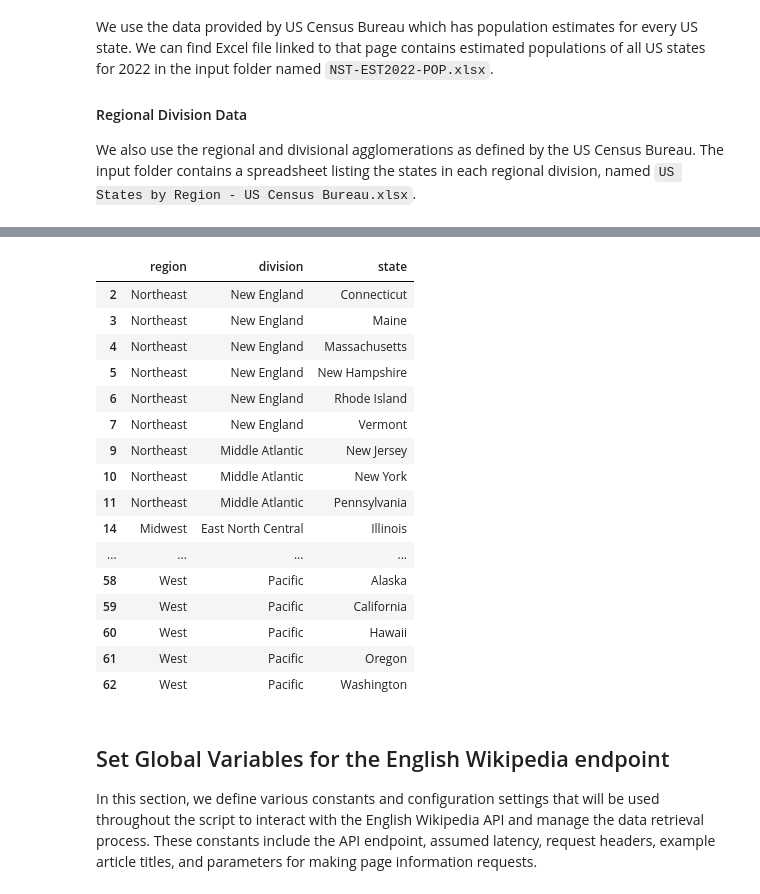
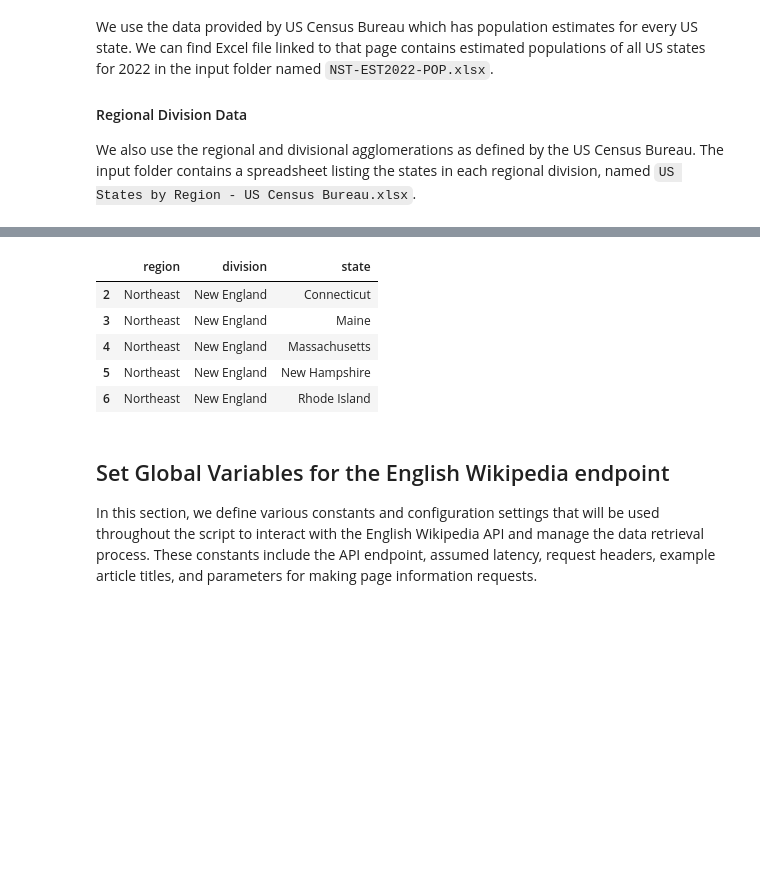
Before and after one commit to adithyaav27/data-512-homework_2, a Jupyter notebook: DataAnalysisCode.ipynb, the cells around one changed output, grey strips where cells are left out. Saved outputs shown, nothing was run; the diff lists cells and outputs as text; code cells hidden in the pictures; blank space fills up the shorter version.

```diff
--- a/DataAnalysisCode.ipynb
+++ b/DataAnalysisCode.ipynb
@@ -126,36 +110,25 @@ us_pop
 # %%
 # Load the regional divison data from the Excel file
 us_regions = pd.read_excel(os.path.join(cwd, 'input/US States by Region - US Census Bureau.xlsx'))
 
 # Forward-fill missing region and division values
 us_regions['REGION'].fillna(method='ffill', inplace=True)
 us_regions['DIVISION'].fillna(method='ffill', inplace=True)
 
 # Filter out rows where STATE is not null (i.e., where STATE is a state name)
 us_regions = us_regions.dropna(subset=['STATE'])
 
 # Rename columns to lowercase
 us_regions.columns = us_regions.columns.str.lower()
 
-us_regions
+us_regions.head()
 # %% [output]
 |  | region | division | state |
 | 2 | Northeast | New England | Connecticut |
 | 3 | Northeast | New England | Maine |
 | 4 | Northeast | New England | Massachusetts |
 | 5 | Northeast | New England | New Hampshire |
 | 6 | Northeast | New England | Rhode Island |
-| 7 | Northeast | New England | Vermont |
-| 9 | Northeast | Middle Atlantic | New Jersey |
-| 10 | Northeast | Middle Atlantic | New York |
-| 11 | Northeast | Middle Atlantic | Pennsylvania |
-| 14 | Midwest | East North Central | Illinois |
-| ... | ... | ... | ... |
-| 58 | West | Pacific | Alaska |
-| 59 | West | Pacific | California |
-| 60 | West | Pacific | Hawaii |
-| 61 | West | Pacific | Oregon |
-| 62 | West | Pacific | Washington |
 # %% [markdown]
 ## Set Global Variables for the English Wikipedia endpoint
 In this section, we define various constants and configuration settings that will be used throughout the script to interact with the English Wikipedia API and manage the data retrieval process. These constants include the API endpoint, assumed latency, request headers, example article titles, and parameters for making page information requests.
```
Also changed, not shown: parts of 18 cells of this notebook, 3 other files.
